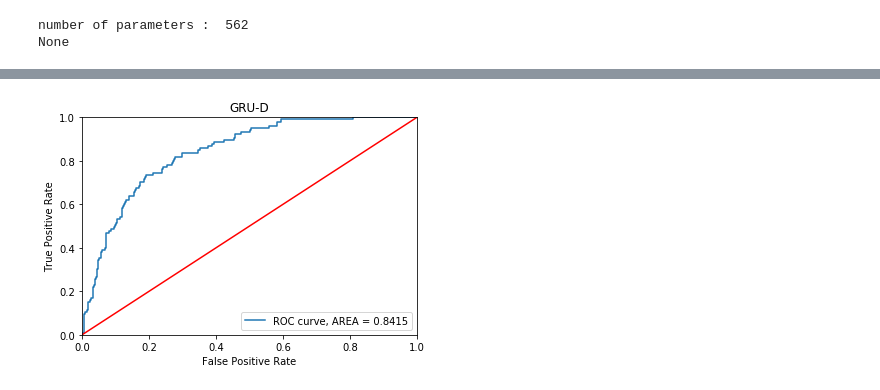
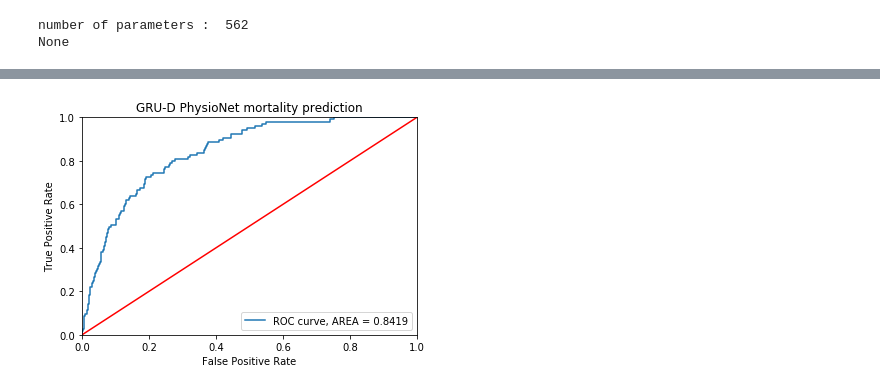
Before and after one commit to Han-JD/GRU-D, a Jupyter notebook: GRUD_mean.ipynb, the cells around one changed output, grey strips where cells are left out. Drawn from its saved outputs; the diff is of its cells as text; code cells hidden in the pictures.

```diff
--- a/GRUD_mean.ipynb
+++ b/GRUD_mean.ipynb
@@ -1004,6 +1004,8 @@ def fit(model, criterion, learning_rate,\
                 learning_rate = learning_rate/2
                 optimizer = torch.optim.Adam(model.parameters(), lr=learning_rate)
                 print('at epoch {} learning_rate is updated to {}'.format(epoch, learning_rate))
+        else:
+            optimizer = torch.optim.Adam(model.parameters(), lr=learning_rate)
 
         # train the model
         losses, acc = [], []
@@ -1196,7 +1198,7 @@ def fit(model, criterion, learning_rate,\
 '''
 learning_rate = 0.01
 learning_rate_decay =7
-n_epochs = 14
+n_epochs = 18
 
 # learning_rate = 0.1 learning_rate_decay=True
 epoch_losses = fit(model, criterion, learning_rate,\
@@ -1222,6 +1229,6 @@ Epoch: 13 Train loss: 0.3140, Dev loss: 0.3002, Test loss: 0.3021, Test AUC: 0.8
 # %%
-test_preds , test_labels = epoch_losses[12][8], epoch_losses[12][11]
+test_preds , test_labels = epoch_losses[11][8], epoch_losses[11][11]
 
-plot_roc_and_auc_score(test_preds, test_labels, 'GRU-D')
+plot_roc_and_auc_score(test_preds, test_labels, 'GRU-D PhysioNet mortality prediction')
 # %% [output]
-[figure, old version]
+[figure, new version]
```
Also changed, not shown: parts of 1 cell of this notebook, 1 other file.
